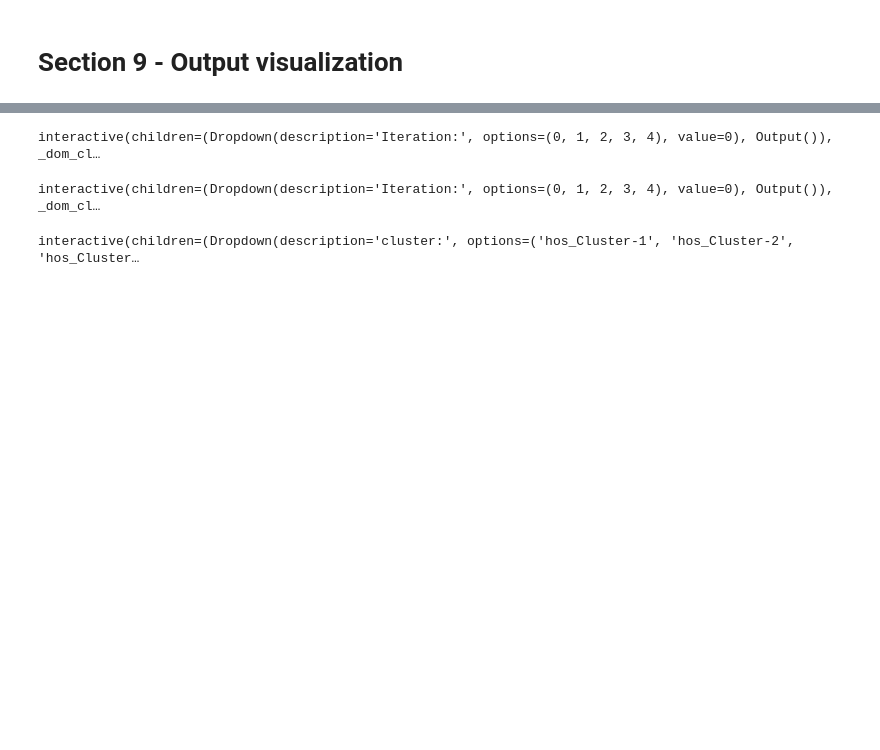
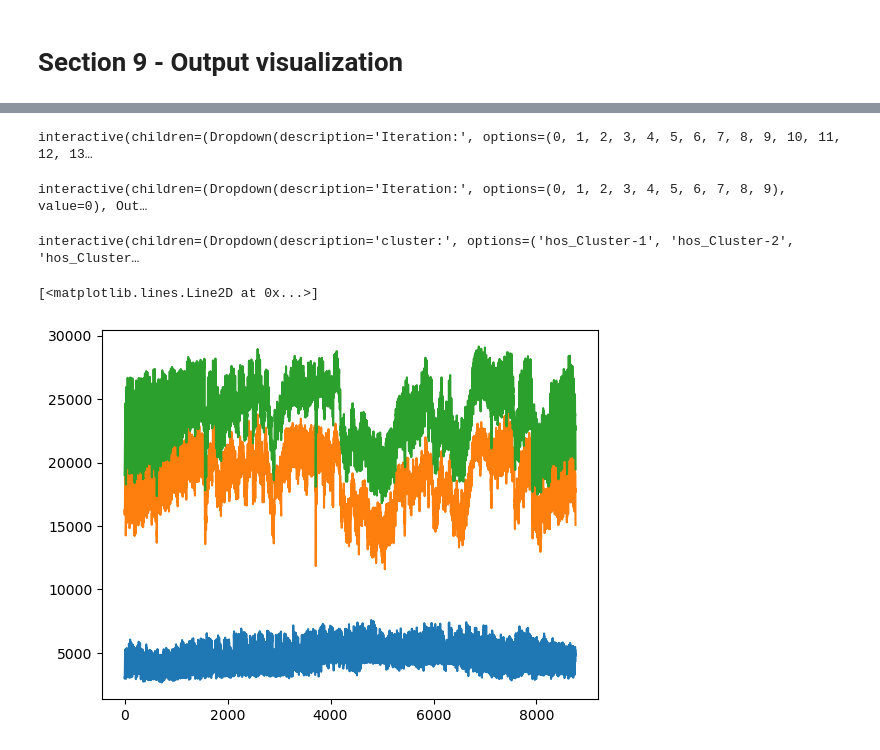
Before and after one commit to KaustubhArekar/Demand-Flexibility-Model, a Jupyter notebook: DF_integrated_model.ipynb, the cells around one changed output, grey strips where cells are left out. Cells and saved outputs as stored; diff of their text form; code cells hidden in the pictures; blank space fills up the shorter version.

```diff
--- a/DF_integrated_model.ipynb
+++ b/DF_integrated_model.ipynb
@@ -1248,7 +1084,7 @@ def update_plot(iteration):
 
 
     fig.update_layout(
-        height=900,
+        height=600,
         width=900,
         margin=dict(l=3, r=2, b=0, t=100),
         boxgroupgap=0.00,
@@ -1269,7 +1105,7 @@ def update_plot(iteration):
 
     fig.show()
 # %% [output]
-interactive(children=(Dropdown(description='Iteration:', options=(0, 1, 2, 3, 4), value=0), Output()), _dom_cl…
+interactive(children=(Dropdown(description='Iteration:', options=(0, 1, 2, 3, 4, 5, 6, 7, 8, 9, 10, 11, 12, 13…
 # %%
 @interact(iteration=widgets.Dropdown(options=range(number_of_iterations), description='Iteration:'))
 def update_plot2(iteration):
@@ -1280,13 +1116,13 @@ def update_plot2(iteration):
     fig.add_trace(go.Scatter(x=x1, y=iterative_tariff_signals[0].iloc[:,0], mode='lines',  line=dict(shape='hv'), name=f'Base tariff signal'), row=1, col=1)
     fig.add_trace(go.Scatter(x=x1, y=iterative_tariff_signals[iteration].iloc[:,2], mode='lines', line=dict(shape='hv'), name=f'Tariff signal - iteration: {iteration}'), row=1, col=1)
 
-    fig.add_trace(go.Scatter(x=x1, y=iterative_pu_gen_cost[0], mode='lines', name=f'Pu gen cost base'), row=2, col=1)
-    fig.add_trace(go.Scatter(x=x1, y=iterative_pu_gen_cost[iteration], mode='lines', name=f'Pu gen cost iteration: {iteration}'), row=2, col=1)
+    fig.add_trace(go.Scatter(x=x1, y=iterative_pu_gen_cost[0], mode='lines',line=dict(shape='hv'), name=f'Pu gen cost base'), row=2, col=1)
+    fig.add_trace(go.Scatter(x=x1, y=iterative_pu_gen_cost[iteration], mode='lines', line=dict(shape='hv'),name=f'Pu gen cost iteration: {iteration}'), row=2, col=1)
 
-    fig.add_trace(go.Scatter(x=x1, y=-iterative_opt_load[0].iloc[:,:].sum(axis=1)+iterative_opt_load[iteration].iloc[:,:].sum(axis=1), mode='lines', name=f'Flexibility offered in iteration {iteration}'), row=3, col=1)
+    fig.add_trace(go.Scatter(x=x1, y=-iterative_opt_load[0].iloc[:,:].sum(axis=1)+iterative_opt_load[iteration].iloc[:,:].sum(axis=1), mode='lines',line=dict(shape='hv'), name=f'Flexibility offered in iteration {iteration}'), row=3, col=1)
 
     fig.update_layout(
-        height=900,
+        height=600,
         width=900,
         margin=dict(l=3, r=2, b=0, t=100),
         boxgroupgap=0.00,
@@ -1306,7 +1142,7 @@ def update_plot2(iteration):
 
     fig.show()
 # %% [output]
-interactive(children=(Dropdown(description='Iteration:', options=(0, 1, 2, 3, 4), value=0), Output()), _dom_cl…
+interactive(children=(Dropdown(description='Iteration:', options=(0, 1, 2, 3, 4, 5, 6, 7, 8, 9), value=0), Out…
 # %%
 @interact(clusters=widgets.Dropdown(options=iterative_opt_load[0].columns, description='cluster:'))
 
@@ -1342,3 +1177,10 @@ def update_plot3(clusters):
     fig.show()
 # %% [output]
 interactive(children=(Dropdown(description='cluster:', options=('hos_Cluster-1', 'hos_Cluster-2', 'hos_Cluster…
+# %%
+plt.plot(consumer_load_clusters_scaled.sum(axis=1))
+plt.plot(fixed_demand)
+plt.plot(iterative_demand[0])
+# %% [output]
+[<matplotlib.lines.Line2D at 0x...>]
+[figure, added]
```
Also changed, not shown: parts of 14 cells of this notebook.
